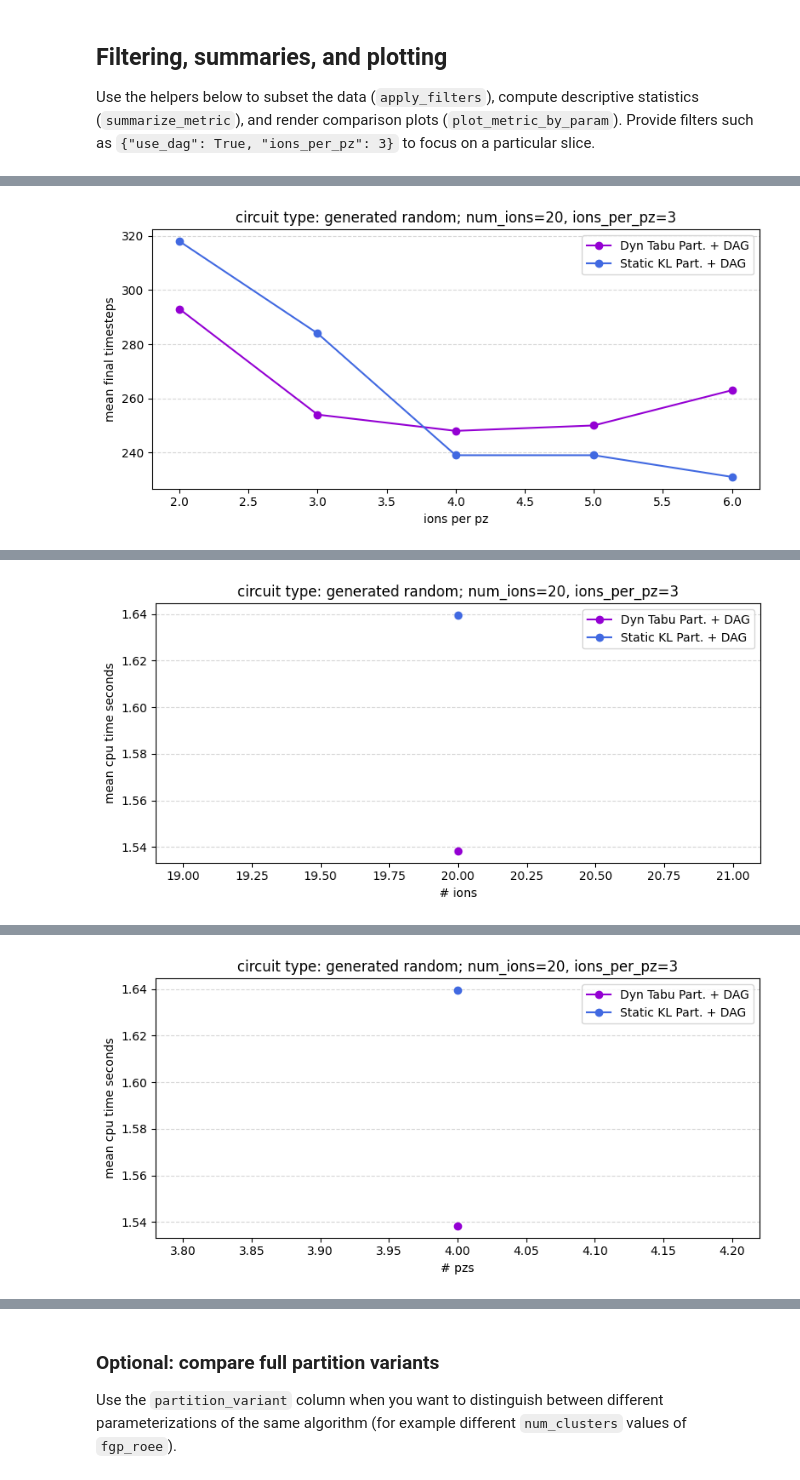
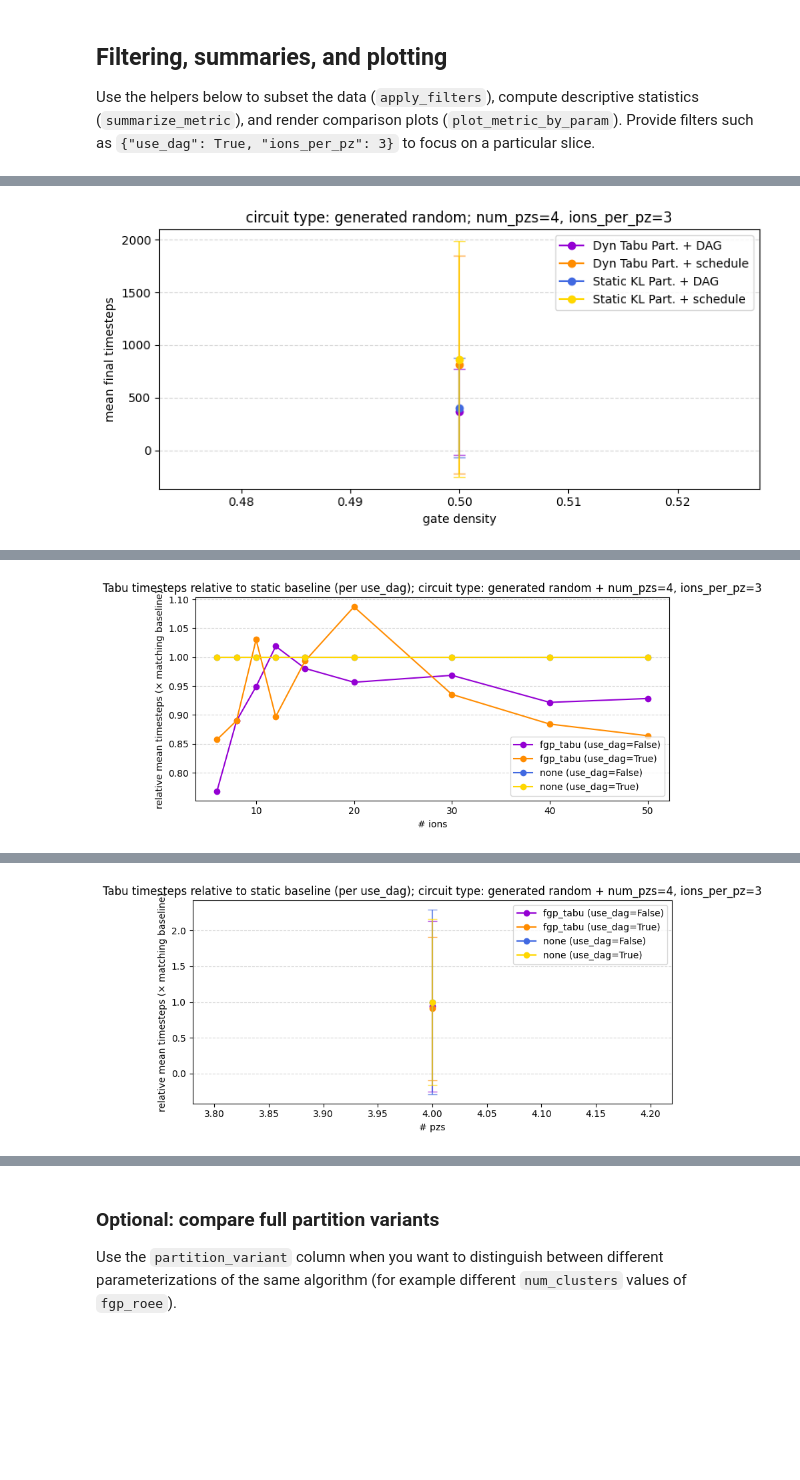
Before and after one commit to linusschulte/ionshuttler, a Jupyter notebook: notebooks/partitioning_comparison.ipynb, the cells around one changed output, grey strips where cells are left out. Saved outputs shown, nothing was run; the diff lists cells and outputs as text; code cells hidden in the pictures; blank space fills up the shorter version.

```diff
--- a/notebooks/partitioning_comparison.ipynb
+++ b/notebooks/partitioning_comparison.ipynb
@@ -224,6 +224,7 @@ def _normalize_val(v):
         return v
     if len(v_list) == 2:
         num, den = v_list
+        return float(num)
         return str(float(num))+"/"+str(float(den))
         try:
             den_val = float(den)
@@ -365,7 +366,7 @@ def plot_metric_by_param(
 
     fig, ax = plt.subplots(figsize=(8, 4))
     i = 0
-    colors = ["darkviolet", "royalblue", "darkorange", "gold", "forestgreen", "lightgreen", "plum"]
+    colors = ["darkviolet", "darkorange", "royalblue", "gold", "forestgreen", "lightgreen", "plum"]
     for label, group_df in plot_df.groupby("line_label"):
         label = str(label)
         group_df = group_df.sort_values(varying_param)
@@ -409,6 +410,6 @@ summarize_metric(success_df, metric="final_timesteps", varying_param="grid_size"
 # %%
 
-parameters_to_sweep = ["num_ions", "num_pzs", "ions_per_pz"]
+parameters_to_sweep = ["num_ions", "num_pzs", "gate_density"]
 #parameters_to_sweep = ["num_ions", "grid_size", "num_pzs", "algo_sigma"]#, "algo_lookahead_weight_factor", "algo_balance_penalty"]
 #parameters_to_sweep = ["num_ions", "grid_size", "num_pzs", "mz_trap_size"]
 
@@ -417,14 +418,14 @@ parameters_to_sweep = ["num_ions", "num_pzs", "ions_per_pz"]
 #fixed_params = {"algo_sigma" : 1.88, "algo_balance_penalty": 0.19, "ions_per_pz": 2, "num_pzs": 3, "num_ions": 15}
 #fixed_params = {"algo_sigma" : 1.88, "algo_balance_penalty": 0.19, "num_ions": 10, "num_pzs": 2, "ions_per_pz": 2, "grid_size": 3}
 #fixed_params = {"use_dag": False}
-fixed_params = {"num_ions": 20, "ions_per_pz": 3}
+fixed_params = {"num_pzs": 4, "ions_per_pz": 3}
 #fixed_params = {}
 
 specific_param_combinations = {
-    "vanilla KL" : {"partition_method": "none", "use_dag": False},
+    "Static KL Part. + schedule" : {"partition_method": "none", "use_dag": False},
     "Static KL Part. + DAG" : {"partition_method": "none", "use_dag": True},
     #"FGP Tabu (enforced)" : {"partition_method": "fgp_tabu", "enforce_slice_plan": True, "use_dag": False},
-    "FGP Tabu (free)" : {"partition_method": "fgp_tabu", "enforce_slice_plan": False, "use_dag": False},
+    "Dyn Tabu Part. + schedule" : {"partition_method": "fgp_tabu", "enforce_slice_plan": False, "use_dag": False},
     "Dyn Tabu Part. + DAG" : {"partition_method": "fgp_tabu", "enforce_slice_plan": False, "use_dag": True},
 }
 
@@ -510,4 +511,66 @@ for metric in ["final_timesteps", "cpu_time_seconds"]:
             plt.savefig(filename)
             print(f"Saved: {filename}")
             plt.show()
+
+    plot_relative = True
+
+    if plot_relative:
+        for param in parameters_to_sweep:
+            local_fixed_params = {k: v for k, v in fixed_params.items() if k != param}
+            filtered_df = apply_filters(success_df, local_fixed_params)
+
+            if filtered_df.empty:
+                print(f"No data for parameter {param} with filters {local_fixed_params}")
+                continue
+
+            # Baselines per (use_dag, param value) for static partition_method="none"
+            baseline_mask = filtered_df["partition_method"].eq("none")
+            baseline_grouped = filtered_df.loc[baseline_mask].groupby(["use_dag", param])["final_timesteps"].mean()
+            if baseline_grouped.empty:
+                print(f"No baseline data for parameter {param} with filters {local_fixed_params}; skipping relative plot.")
+                continue
+
+            filtered_df_local = filtered_df.copy()
+            filtered_df_local["baseline_mean"] = filtered_df_local.apply(
+                lambda row: baseline_grouped.get((row["use_dag"], row[param])), axis=1
+            )
+            filtered_df_local = filtered_df_local.dropna(subset=["baseline_mean"])
+            if filtered_df_local.empty:
+                print(f"No overlapping baseline data for parameter {param}; skipping relative plot.")
+                continue
+
+            # Only compare tabu vs its matching baseline, and keep use_dag separate
+            filtered_df_local = filtered_df_local[filtered_df_local["partition_method"].isin(["fgp_tabu", "none"])]
+            filtered_df_local['relative_timesteps'] = filtered_df_local['final_timesteps'] / filtered_df_local['baseline_mean']
+            filtered_df_local['method_label'] = filtered_df_local.apply(
+                lambda row: f"{row['partition_method']} (use_dag={row['use_dag']})", axis=1
+            )
+
+            print(f"plotting relative timesteps over {param} with fixed params: {local_fixed_params}")
+            print(f"Filtered to {len(filtered_df_local)} runs (baseline entries={len(baseline_grouped)})")
+
+            result = plot_metric_by_param(
+                filtered_df_local,
+                metric="relative_timesteps",
+                varying_param=param,
+                method_col="method_label",
+                param_combinations=specific_param_combinations,
+                filters=local_fixed_params,
+            )
+            if result is None:
+                print("No data to plot for this configuration; skipping figure.")
+                continue
+
+            fig, ax = result
+            current_title = ax.get_title()
+            circuit_type = file_metadata["algorithm_name"]+str(" random") if "generated" in file_metadata["algorithm_name"] else file_metadata["algorithm_name"]
+            fixed_param_string = ", ".join(f"{k}={v}" for k, v in fixed_params.items())
+            ax.set_title(f"Tabu timesteps relative to static baseline (per use_dag); circuit type: {circuit_type} + {fixed_param_string}")
+            ax.set_ylabel("relative mean timesteps")
+
+            # Save with descriptive filename
+            filename = f"../outputs/plots/relative_timesteps_by_{param}_{param_suffix}.png"
+            plt.savefig(filename)
+            print(f"Saved: {filename}")
+            plt.show()
 # %% [output]
@@ -525,3 +588,3 @@ Saved: ../outputs/plots/final_timesteps_by_ions_per_pz_num_ions_20_ions_per_pz_3
-[figure, old version]
+[figure, new version]
 Efficiency Analysis: final_timesteps * cpu_time_seconds
 Higher values indicate better efficiency (more timesteps per second of compute)
@@ -531 +594 @@ Saved: ../outputs/plots/cpu_time_seconds_by_num_ions_num_ions_20_ions_per_pz_3.p
-[figure, old version]
+[figure, new version]
@@ -535 +598 @@ Saved: ../outputs/plots/cpu_time_seconds_by_num_pzs_num_ions_20_ions_per_pz_3.pn
-[figure, old version]
+[figure, new version]
```
Also changed, not shown: parts of 6 cells of this notebook, 2 other files.
